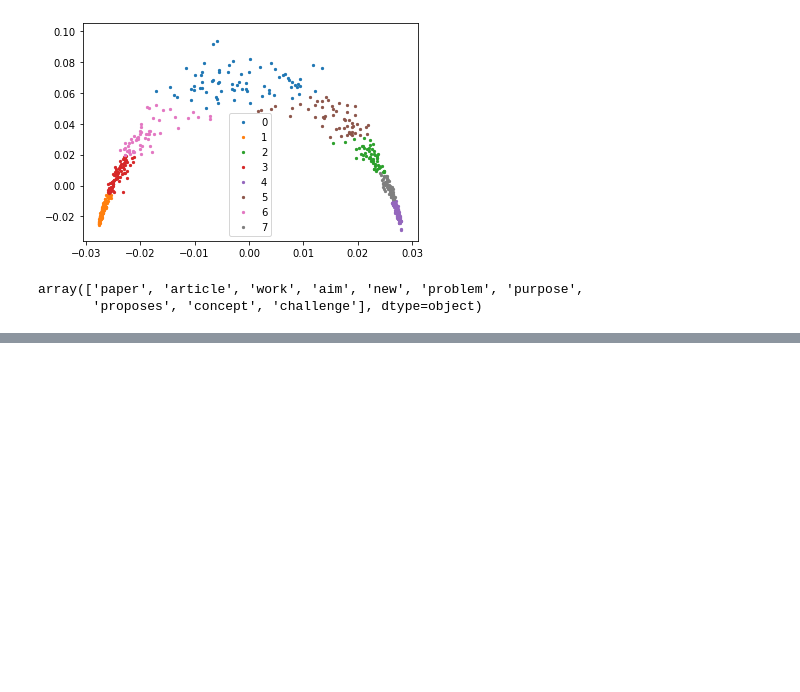
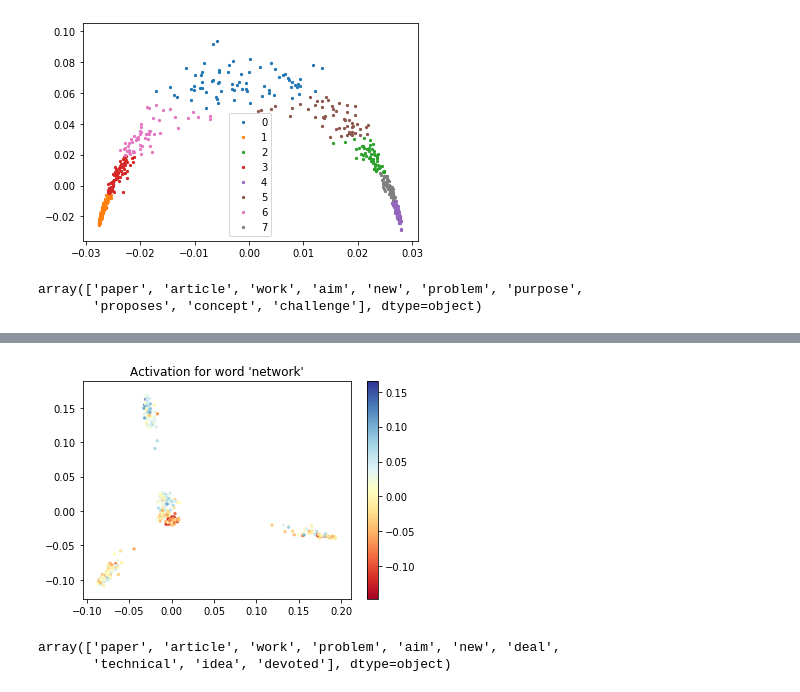
Before and after one commit to VPetukhov/GraphRegularizedNNs, a Jupyter notebook: w2v_regularized.ipynb, the cells around one changed output, grey strips where cells are left out. Drawn from its saved outputs; the diff is of its cells as text; code cells hidden in the pictures; blank space fills up the shorter version.

```diff
--- a/w2v_regularized.ipynb
+++ b/w2v_regularized.ipynb
@@ -590,0 +673,11 @@ array(['paper', 'article', 'work', 'aim', 'new', 'problem', 'purpose',
+# %%
+plt.scatter(spec_emb[:,0], spec_emb[:,1], s=5, c=lookup_table_graph['network'].flatten(), cmap="RdYlBu")
+plt.colorbar();
+plt.title("Activation for word 'network'");
+# %% [output]
+[figure, added]
+# %%
+lookup_table_graph.index.values[pairwise.cosine_similarity(emb_mat_graph, lookup_table_graph['paper']).flatten().argsort()[::-1][:10]]
+# %% [output]
+array(['paper', 'article', 'work', 'problem', 'aim', 'new', 'deal',
+       'technical', 'idea', 'devoted'], dtype=object)
```
Also changed, not shown: parts of 18 cells of this notebook, 1 other file.
